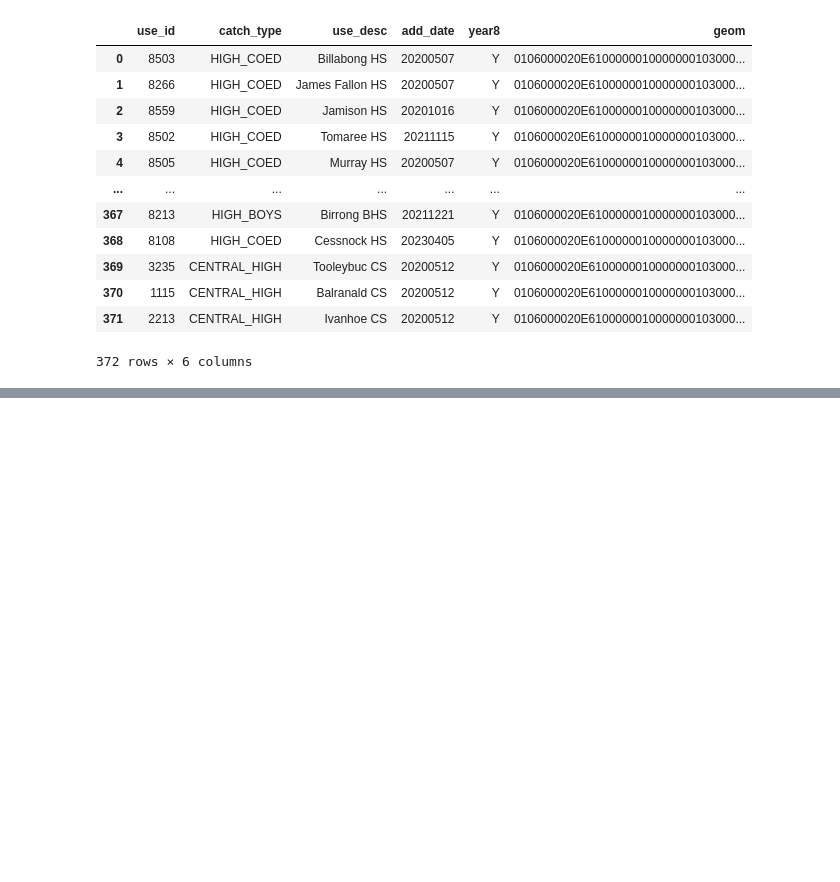
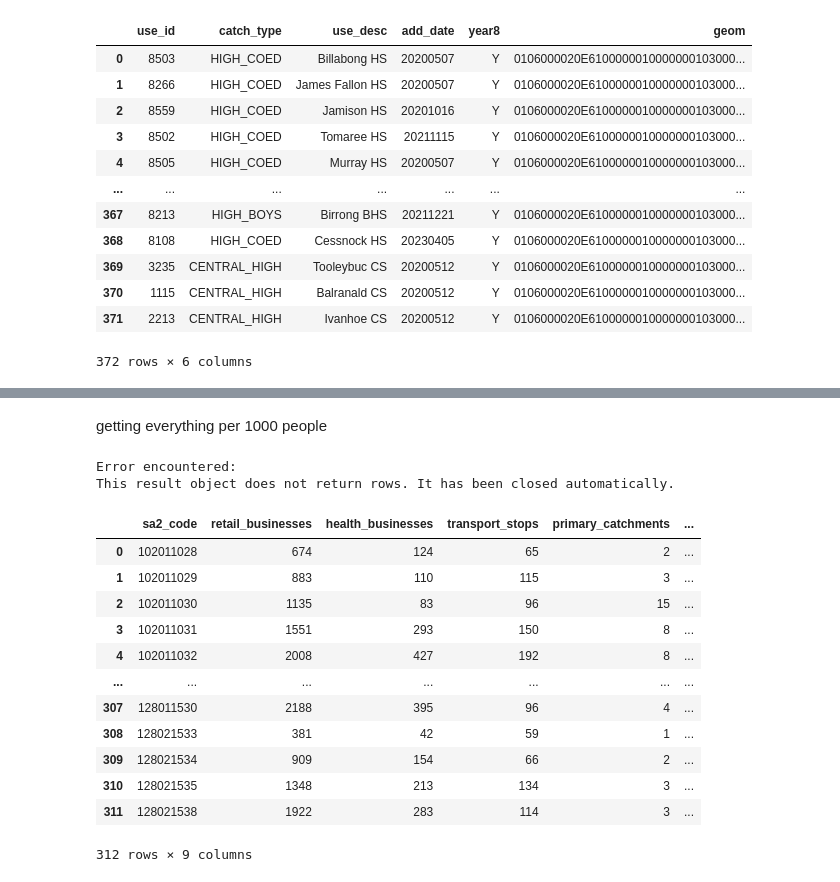
Before and after one commit to joshuahallam127/DATA2901_Assign, a Jupyter notebook: main.ipynb, the cells around one changed output, grey strips where cells are left out. Drawn from its saved outputs; the diff is of its cells as text; code cells hidden in the pictures; blank space fills up the shorter version.

```diff
--- a/main.ipynb
+++ b/main.ipynb
@@ -1454,0 +1595,33 @@ stops.head()
+# %% [markdown]
+getting everything per 1000 people
+# %%
+sql = """
+DROP VIEW IF EXISTS together_view;
+CREATE VIEW together_view AS
+SELECT P.sa2_code, B.retail_businesses, H.health_businesses, S.transport_stops, P1.primary_catchments, S1.secondary_catchments, P2.polls, P.total_people, P.young_people
+FROM population_view P
+    INNER JOIN business_count B ON P.sa2_code = B.sa2_code
+    INNER JOIN health_count H ON P.sa2_code = H.sa2_code
+    INNER JOIN stops_count S ON P.sa2_code = S.sa2_code
+    INNER JOIN primary_count P1 ON P.sa2_code = P1.sa2_code
+    INNER JOIN secondary_count S1 ON P.sa2_code = S1.sa2_code
+    INNER JOIN polls_count P2 ON P.sa2_code = P2.sa2_code;
+"""
+query(conn, sql)
+query(conn, "SELECT * FROM together_view")
+# %% [output]
+Error encountered:
+This result object does not return rows. It has been closed automatically.
+|  | sa2_code | retail_businesses | health_businesses | transport_stops | primary_catchments | ... |
+| 0 | 102011028 | 674 | 124 | 65 | 2 | ... |
+| 1 | 102011029 | 883 | 110 | 115 | 3 | ... |
+| 2 | 102011030 | 1135 | 83 | 96 | 15 | ... |
+| 3 | 102011031 | 1551 | 293 | 150 | 8 | ... |
+| 4 | 102011032 | 2008 | 427 | 192 | 8 | ... |
+| ... | ... | ... | ... | ... | ... | ... |
+| 307 | 128011530 | 2188 | 395 | 96 | 4 | ... |
+| 308 | 128021533 | 381 | 42 | 59 | 1 | ... |
+| 309 | 128021534 | 909 | 154 | 66 | 2 | ... |
+| 310 | 128021535 | 1348 | 213 | 134 | 3 | ... |
+| 311 | 128021538 | 1922 | 283 | 114 | 3 | ... |
+312 rows × 9 columns
```
Also changed, not shown: parts of 34 cells of this notebook, 1 other file.
